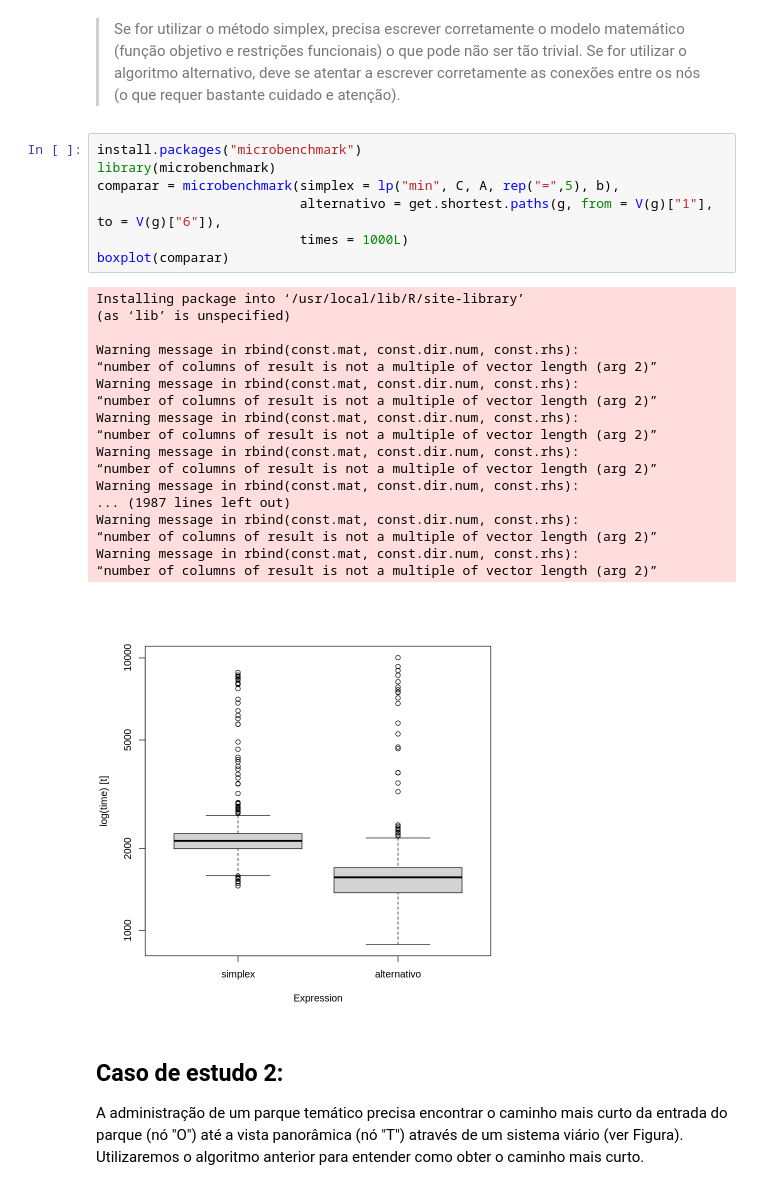
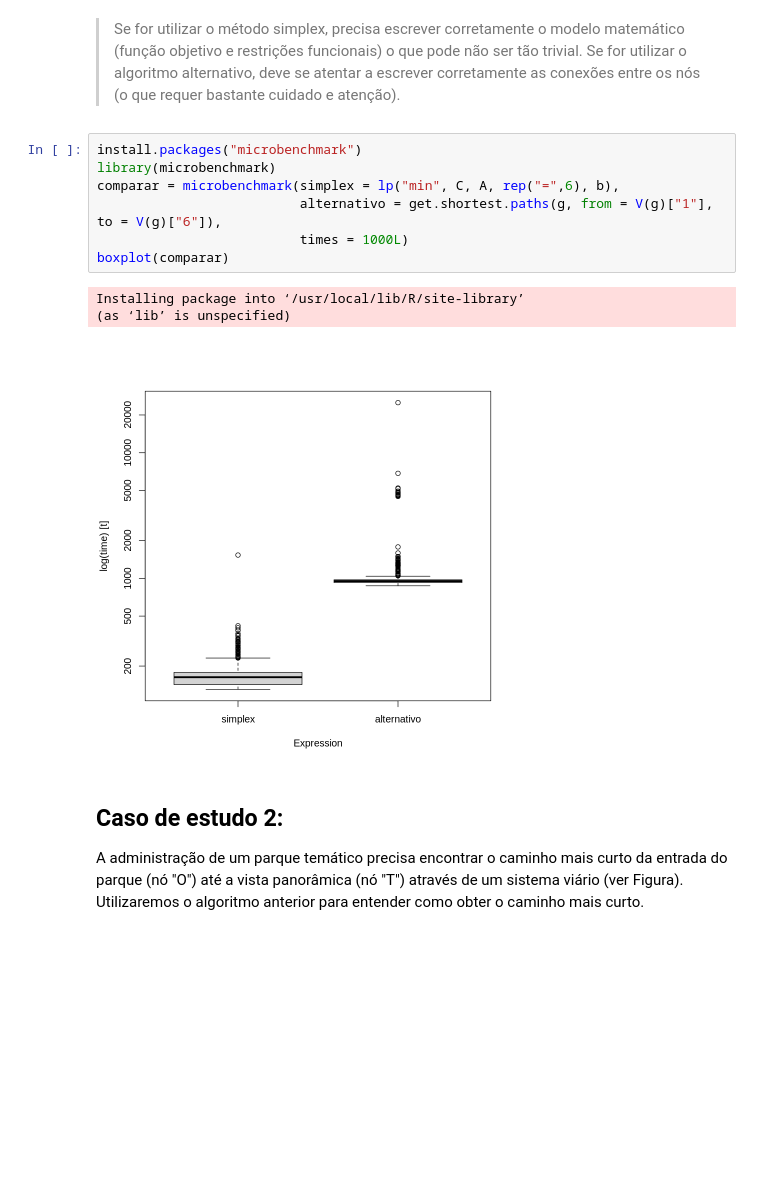
Before and after one commit to ctruciosm/ACA124, a Jupyter notebook: Problema_Caminho_Mais_Curto.ipynb, the cells around one changed output. Saved outputs shown, nothing was run; the diff lists cells and outputs as text; blank space fills up the shorter version.

```diff
--- a/Problema_Caminho_Mais_Curto.ipynb
+++ b/Problema_Caminho_Mais_Curto.ipynb
@@ -142,29 +142,14 @@ A matrix: 1 × 1 of type dbl
 # %%
 install.packages("microbenchmark")
 library(microbenchmark)
-comparar = microbenchmark(simplex = lp("min", C, A, rep("=",5), b),
+comparar = microbenchmark(simplex = lp("min", C, A, rep("=",6), b),
                           alternativo = get.shortest.paths(g, from = V(g)["1"], to = V(g)["6"]),
                           times = 1000L)
 boxplot(comparar)
 # %% [output]
 Installing package into ‘/usr/local/lib/R/site-library’
 (as ‘lib’ is unspecified)
-
-Warning message in rbind(const.mat, const.dir.num, const.rhs):
-“number of columns of result is not a multiple of vector length (arg 2)”
-Warning message in rbind(const.mat, const.dir.num, const.rhs):
-“number of columns of result is not a multiple of vector length (arg 2)”
-Warning message in rbind(const.mat, const.dir.num, const.rhs):
-“number of columns of result is not a multiple of vector length (arg 2)”
-Warning message in rbind(const.mat, const.dir.num, const.rhs):
-“number of columns of result is not a multiple of vector length (arg 2)”
-Warning message in rbind(const.mat, const.dir.num, const.rhs):
-... (1987 lines left out)
-Warning message in rbind(const.mat, const.dir.num, const.rhs):
-“number of columns of result is not a multiple of vector length (arg 2)”
-Warning message in rbind(const.mat, const.dir.num, const.rhs):
-“number of columns of result is not a multiple of vector length (arg 2)”
-[figure, old version]
+[figure, new version]
 # %% [markdown]
 ## Caso de estudo 2:
 
```
Also changed, not shown: parts of 4 cells of this notebook.
